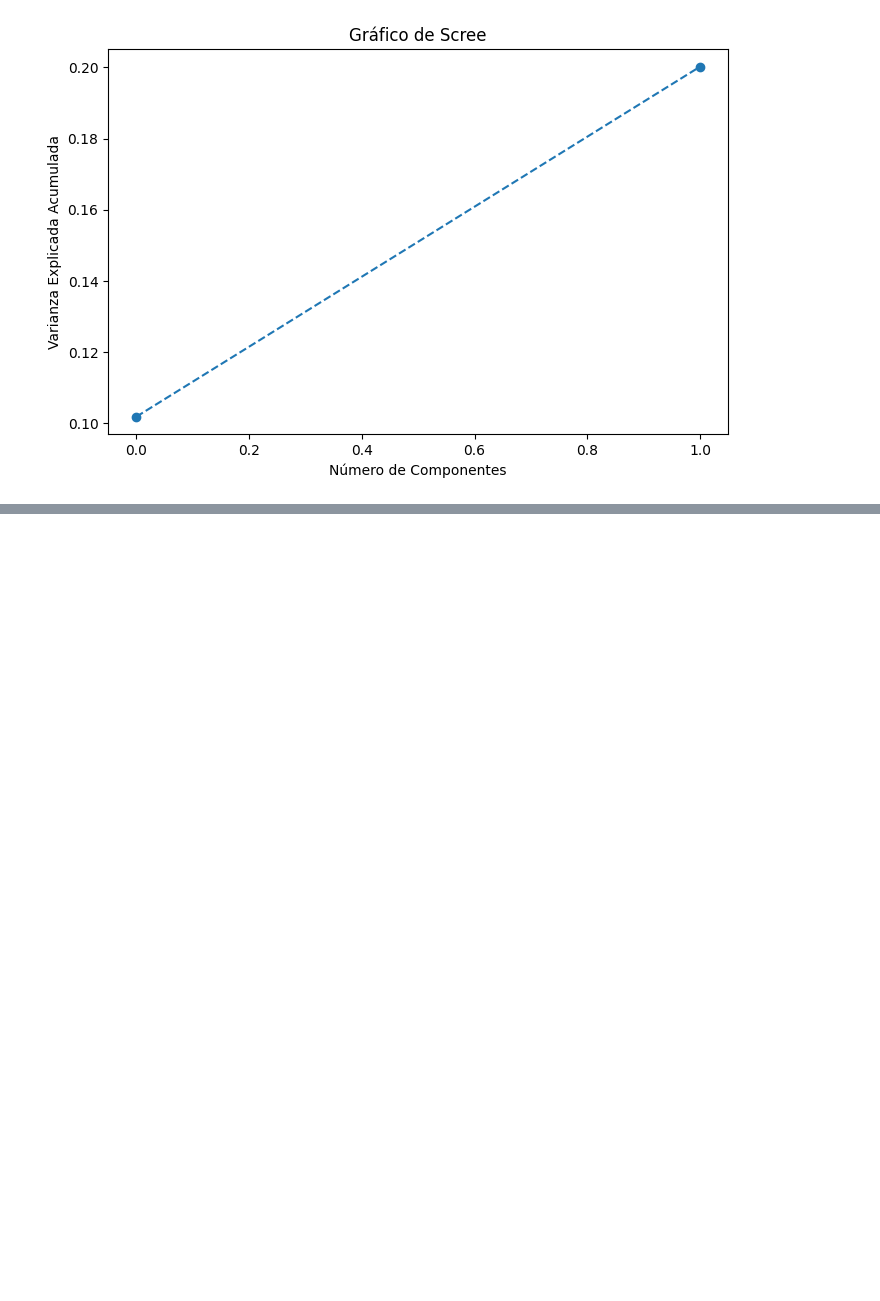
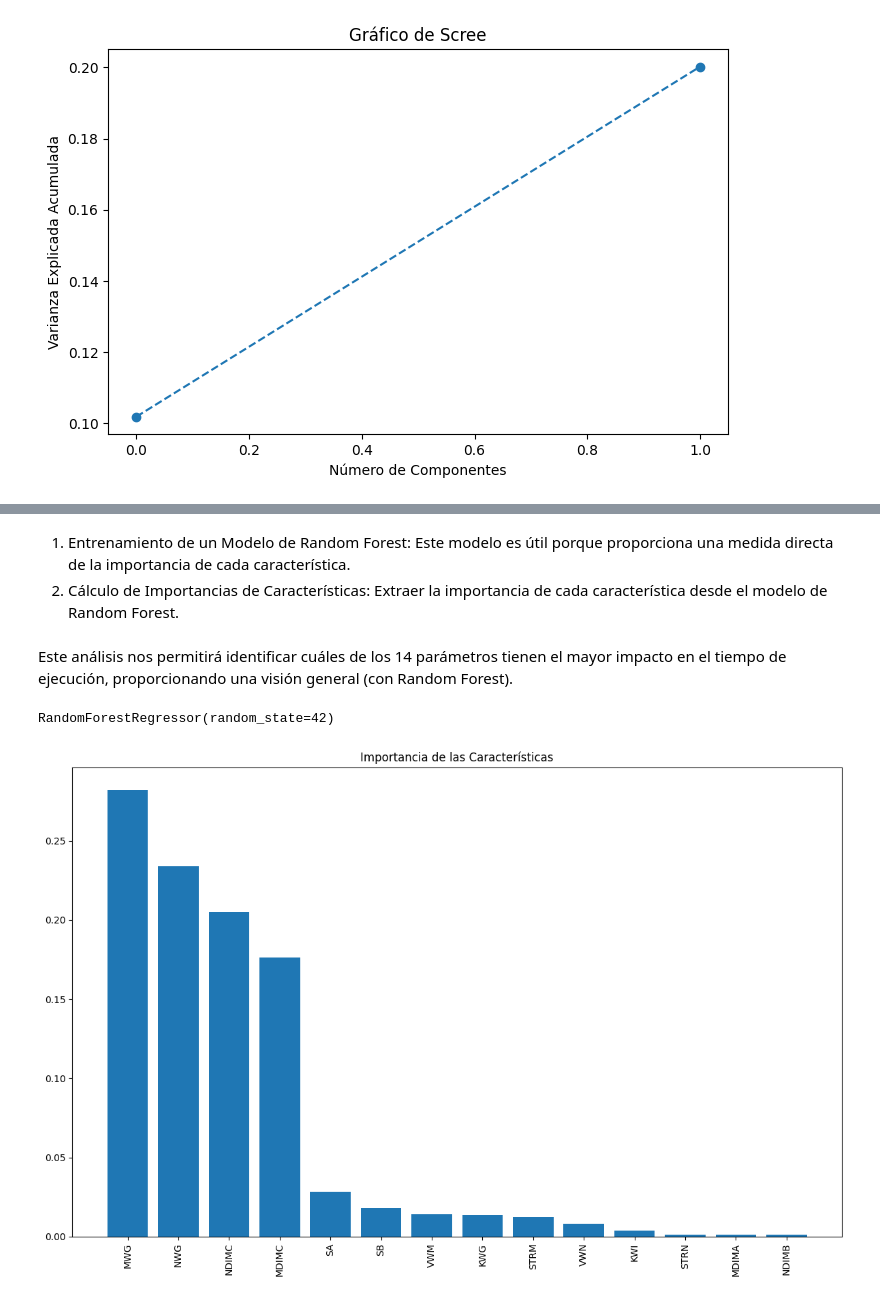
Before and after one commit to daneelsan/INF648-Project, a Jupyter notebook: notebooks/entregable-03-grupo-01.ipynb, the cells around one changed output, grey strips where cells are left out. Saved outputs shown, nothing was run; the diff lists cells and outputs as text; code cells hidden in the pictures; blank space fills up the shorter version.

Commit message:
Initial work: Identificación de Parámetros Críticos

```diff
--- a/notebooks/entregable-03-grupo-01.ipynb
+++ b/notebooks/entregable-03-grupo-01.ipynb
@@ -407,0 +433,30 @@ plt.show()
+# %% [markdown]
+1.   Entrenamiento de un Modelo de Random Forest: Este modelo es útil porque proporciona una medida directa de la importancia de cada característica.
+2.   Cálculo de Importancias de Características: Extraer la importancia de cada característica desde el modelo de Random Forest.
+# %% [markdown]
+Este análisis nos permitirá identificar cuáles de los 14 parámetros tienen el mayor impacto en el tiempo de ejecución, proporcionando una visión general (con Random Forest).
+# %%
+# Estandarizar las características
+scaler = StandardScaler()
+X_train_scaled = scaler.fit_transform(X_train)
+X_test_scaled = scaler.transform(X_test)
+# %%
+# Entrenar un modelo de Random Forest
+rf = RandomForestRegressor(n_estimators=100, random_state=42)
+rf.fit(X_train_scaled, y_train)
+# %% [output]
+RandomForestRegressor(random_state=42)
+# %%
+# Calcular la importancia de las características
+importances = rf.feature_importances_
+indices = np.argsort(importances)[::-1]
+# %%
+# Visualizar la importancia de las características
+plt.figure(figsize=(12, 8))
+plt.title('Importancia de las Características')
+plt.bar(range(X_train.shape[1]), importances[indices], align='center')
+plt.xticks(range(X_train.shape[1]), X.columns[indices], rotation=90)
+plt.tight_layout()
+plt.show()
+# %% [output]
+[figure, added]
```
Also changed, not shown: parts of 4 cells of this notebook.
